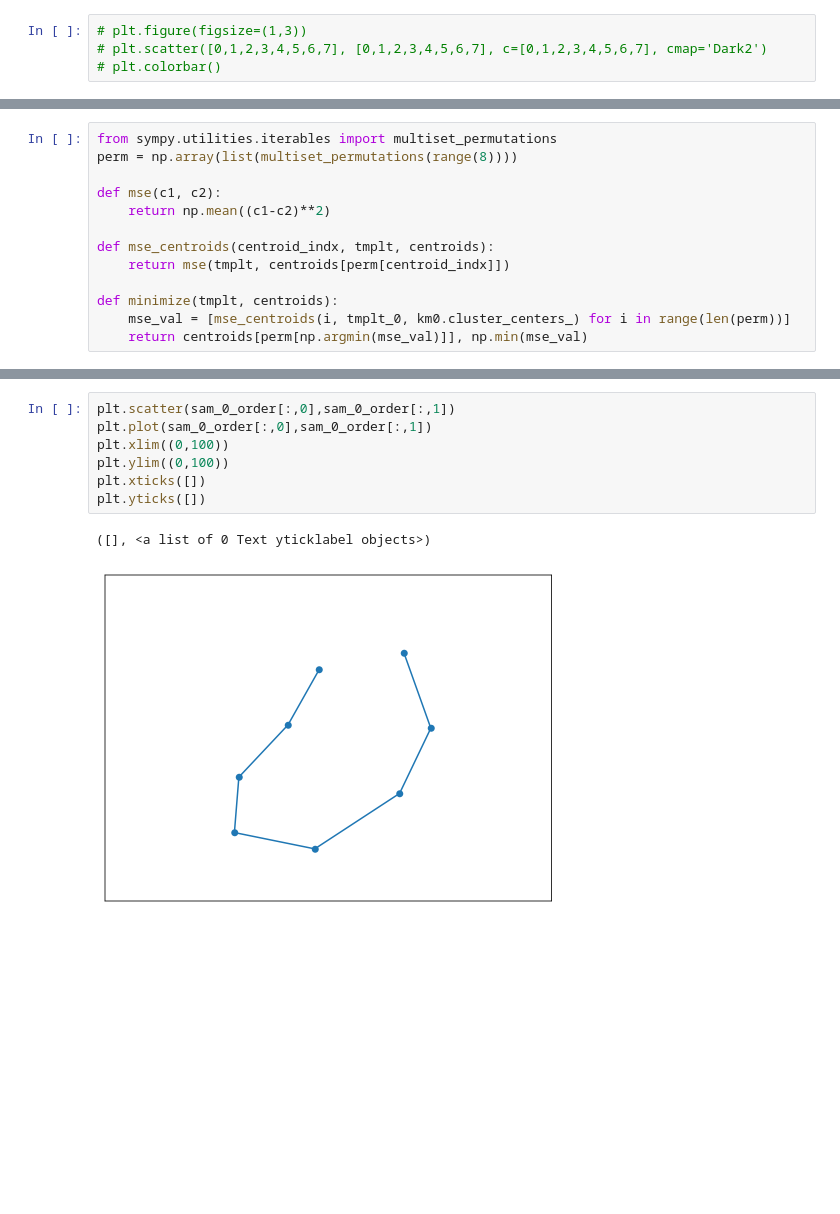
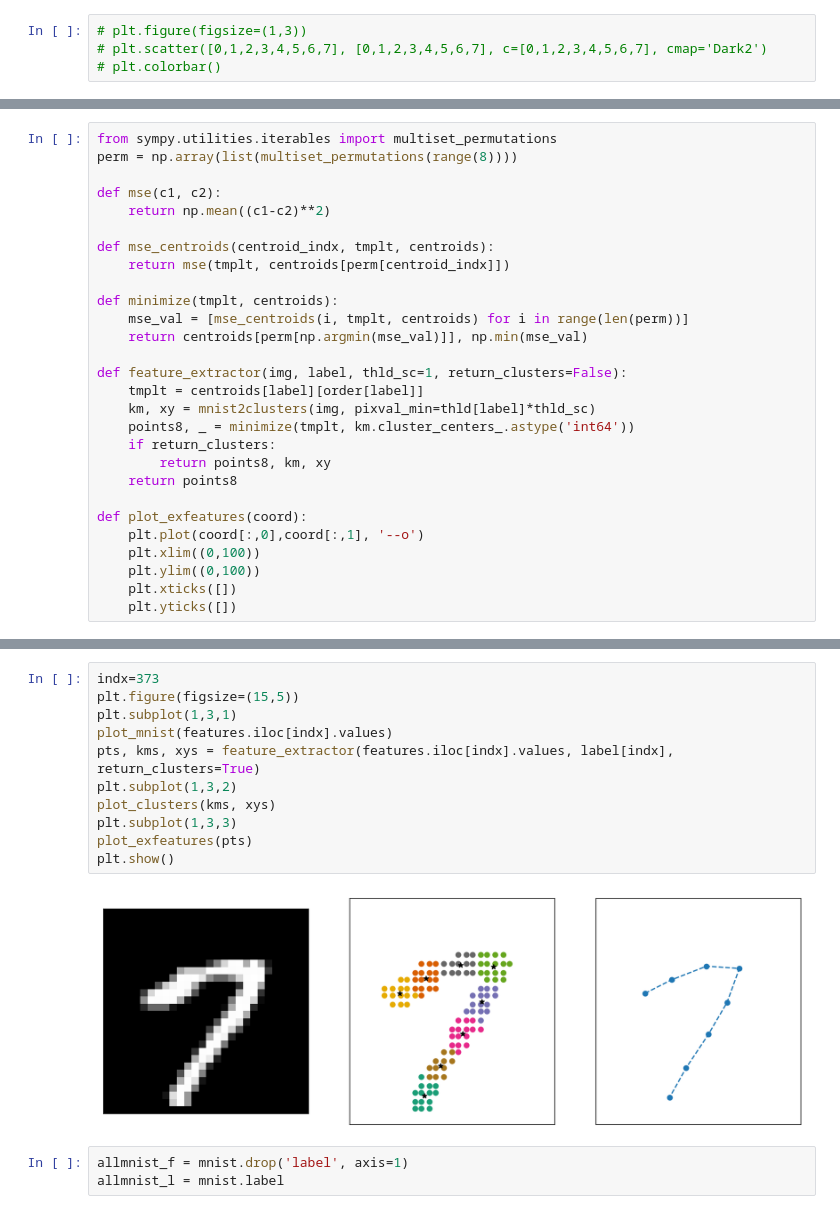
Before and after one commit to abpaudel/pen-digits-classification, a Jupyter notebook: Feature Extraction from MNIST.ipynb, the cells around one changed output, grey strips where cells are left out. Cells and saved outputs as stored; diff of their text form; blank space fills up the shorter version.

```diff
--- a/Feature Extraction from MNIST.ipynb
+++ b/Feature Extraction from MNIST.ipynb
@@ -215,5 +220,20 @@ def mse_centroids(centroid_indx, tmplt, centroids):
     return mse(tmplt, centroids[perm[centroid_indx]])
 
 def minimize(tmplt, centroids):
-    mse_val = [mse_centroids(i, tmplt_0, km0.cluster_centers_) for i in range(len(perm))]
+    mse_val = [mse_centroids(i, tmplt, centroids) for i in range(len(perm))]
     return centroids[perm[np.argmin(mse_val)]], np.min(mse_val)
+
+def feature_extractor(img, label, thld_sc=1, return_clusters=False):
+    tmplt = centroids[label][order[label]]
+    km, xy = mnist2clusters(img, pixval_min=thld[label]*thld_sc)
+    points8, _ = minimize(tmplt, km.cluster_centers_.astype('int64'))
+    if return_clusters:
+        return points8, km, xy
+    return points8
+
+def plot_exfeatures(coord):
+    plt.plot(coord[:,0],coord[:,1], '--o')
+    plt.xlim((0,100))
+    plt.ylim((0,100))
+    plt.xticks([])
+    plt.yticks([])
@@ -254,10 +240,16 @@ plt.yticks([])
-# %%
-plt.scatter(sam_0_order[:,0],sam_0_order[:,1])
-plt.plot(sam_0_order[:,0],sam_0_order[:,1])
-plt.xlim((0,100))
-plt.ylim((0,100))
-plt.xticks([])
-plt.yticks([])
-# %% [output]
-([], <a list of 0 Text yticklabel objects>)
-[figure, removed]
+# %%
+indx=373
+plt.figure(figsize=(15,5))
+plt.subplot(1,3,1)
+plot_mnist(features.iloc[indx].values)
+pts, kms, xys = feature_extractor(features.iloc[indx].values, label[indx], return_clusters=True)
+plt.subplot(1,3,2)
+plot_clusters(kms, xys)
+plt.subplot(1,3,3)
+plot_exfeatures(pts)
+plt.show()
+# %% [output]
+[figure, added]
+# %%
+allmnist_f = mnist.drop('label', axis=1)
+allmnist_l = mnist.label
```
Also changed, not shown: parts of 15 cells of this notebook.
